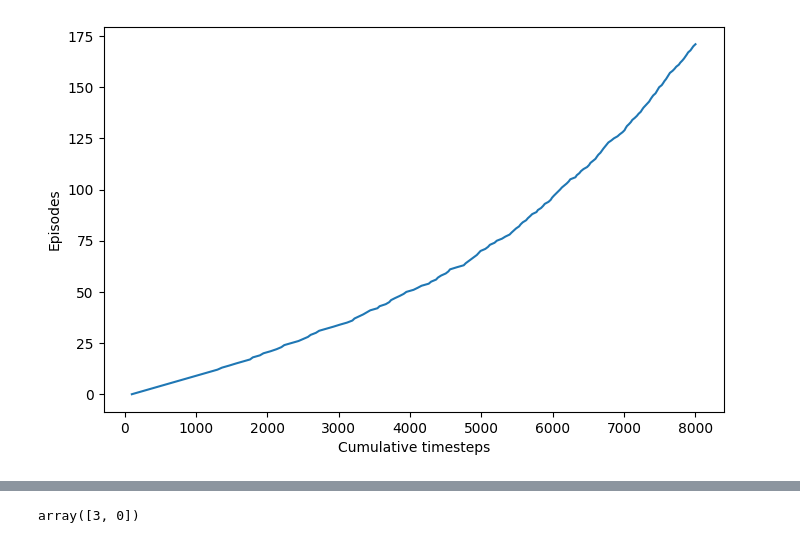
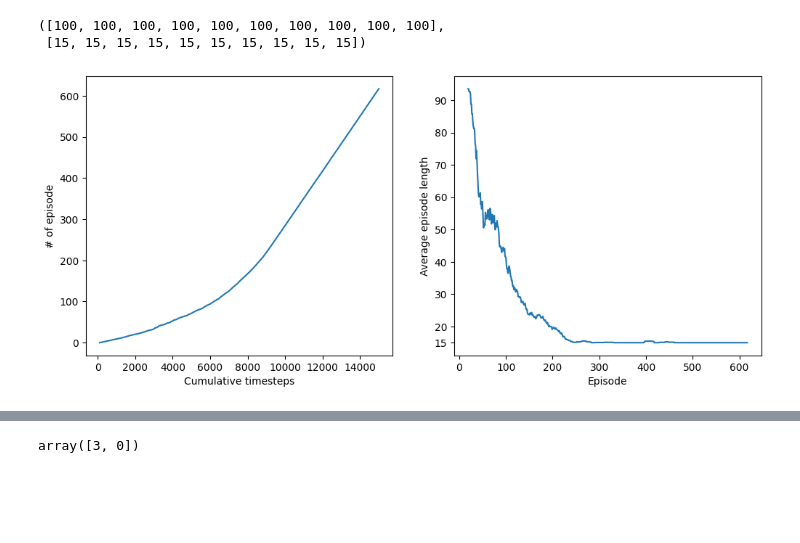
Before and after one commit to 4x1om/barto_sutton_exercises, a Jupyter notebook: 6.5_windy_gridworld/6.5.ipynb, the cells around one changed output, grey strips where cells are left out. Cells and saved outputs as stored; diff of their text form; code cells hidden in the pictures; blank space fills up the shorter version.

```diff
--- a/6.5_windy_gridworld/6.5.ipynb
+++ b/6.5_windy_gridworld/6.5.ipynb
@@ -117,12 +94,28 @@ ep_timesteps
-# %%
-fig, ax = plt.subplots(figsize=(8, 5))
-ax: Axes
-
-ax.plot(np.cumsum(ep_timesteps), range(len(ep_timesteps)))
-ax.set_xlabel("Cumulative timesteps")
-ax.set_ylabel("Episodes")
-
-plt.show()
-# %% [output]
-[figure, removed]
+# %%
+# ep_timesteps
+ep_timesteps[:10], ep_timesteps[-10:]
+# %% [output]
+([100, 100, 100, 100, 100, 100, 100, 100, 100, 100],
+ [15, 15, 15, 15, 15, 15, 15, 15, 15, 15])
+# %%
+fig, axs = plt.subplots(1, 2, figsize=(12, 5))
+ax1, ax2 = axs
+ax1: Axes
+ax2: Axes
+
+ax1.plot(np.cumsum(ep_timesteps), range(len(ep_timesteps)))
+ax1.set_xlabel("Cumulative timesteps")
+ax1.set_ylabel("# of episode")
+
+window_size = 20
+kernel = np.ones(window_size) / window_size
+rolling_steps = np.convolve(ep_timesteps, kernel, mode="valid")
+ax2.plot(range(window_size - 1, len(ep_timesteps)), rolling_steps)
+ax2.set_xlabel("Episode")
+ax2.set_ylabel("Average episode length")
+ax2.set_yticks([15] + [*range(20, WindyGridworld.MAX_TIMESTEP, 10)])
+
+plt.show()
+# %% [output]
+[figure, added]
 # %%
```
Also changed, not shown: parts of 7 cells of this notebook.
